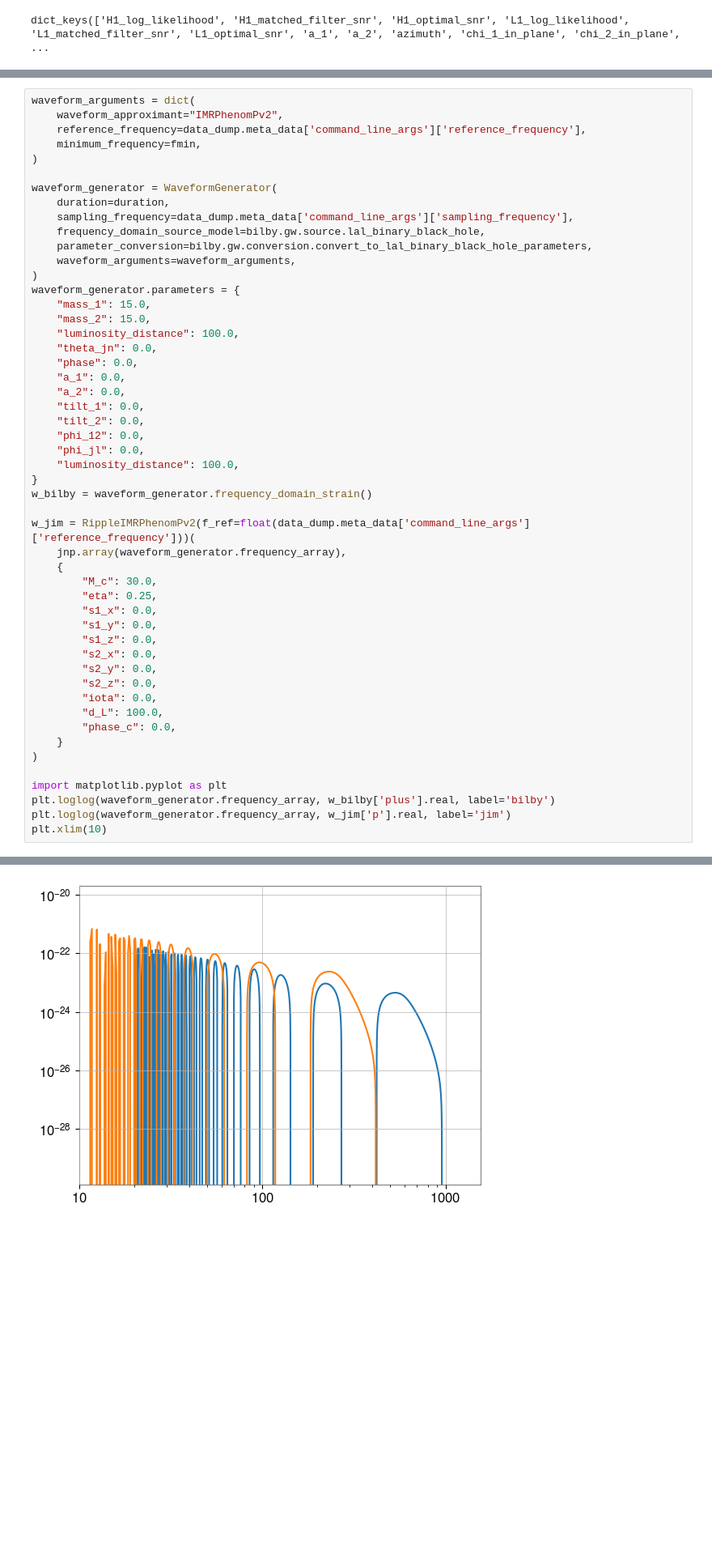
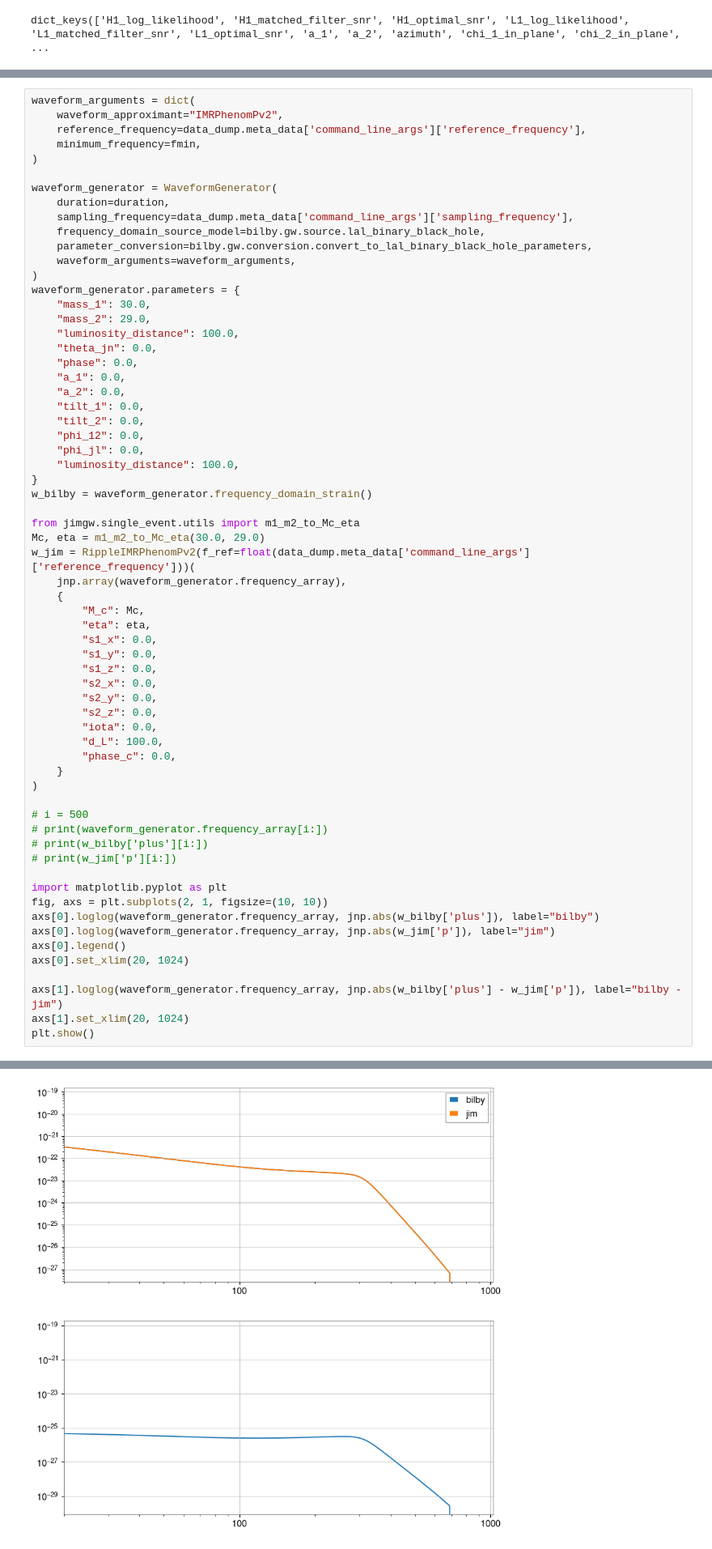
Before and after one commit to kazewong/jim_GWTC3, a Jupyter notebook: diagnostic.ipynb, the cells around one changed output, grey strips where cells are left out. Shown at 81% size. Saved outputs shown, nothing was run; the diff lists cells and outputs as text; blank space fills up the shorter version.

Commit message:
Add waveform comparison

```diff
--- a/diagnostic.ipynb
+++ b/diagnostic.ipynb
@@ -334,8 +351,8 @@ waveform_generator = WaveformGenerator(
     waveform_arguments=waveform_arguments,
 )
 waveform_generator.parameters = {
-    "mass_1": 15.0,
-    "mass_2": 15.0,
+    "mass_1": 30.0,
+    "mass_2": 29.0,
     "luminosity_distance": 100.0,
     "theta_jn": 0.0,
     "phase": 0.0,
@@ -349,11 +366,13 @@ waveform_generator.parameters = {
 }
 w_bilby = waveform_generator.frequency_domain_strain()
 
+from jimgw.single_event.utils import m1_m2_to_Mc_eta
+Mc, eta = m1_m2_to_Mc_eta(30.0, 29.0)
 w_jim = RippleIMRPhenomPv2(f_ref=float(data_dump.meta_data['command_line_args']['reference_frequency']))(
     jnp.array(waveform_generator.frequency_array),
     {
-        "M_c": 30.0,
-        "eta": 0.25,
+        "M_c": Mc,
+        "eta": eta,
         "s1_x": 0.0,
         "s1_y": 0.0,
         "s1_z": 0.0,
@@ -366,8 +385,19 @@ w_jim = RippleIMRPhenomPv2(f_ref=float(data_dump.meta_data['command_line_args'][
     }
 )
 
+# i = 500
+# print(waveform_generator.frequency_array[i:])
+# print(w_bilby['plus'][i:])
+# print(w_jim['p'][i:])
+
 import matplotlib.pyplot as plt
-plt.loglog(waveform_generator.frequency_array, w_bilby['plus'].real, label='bilby')
-plt.loglog(waveform_generator.frequency_array, w_jim['p'].real, label='jim')
-plt.xlim(10)
+fig, axs = plt.subplots(2, 1, figsize=(10, 10))
+axs[0].loglog(waveform_generator.frequency_array, jnp.abs(w_bilby['plus']), label="bilby")
+axs[0].loglog(waveform_generator.frequency_array, jnp.abs(w_jim['p']), label="jim")
+axs[0].legend()
+axs[0].set_xlim(20, 1024)
+
+axs[1].loglog(waveform_generator.frequency_array, jnp.abs(w_bilby['plus'] - w_jim['p']), label="bilby - jim")
+axs[1].set_xlim(20, 1024)
+plt.show()
 # %% [output]
@@ -379 +408 @@ plt.xlim(10)
-[figure, old version]
+[figure, new version]
```
Also changed, not shown: parts of 3 cells of this notebook.
